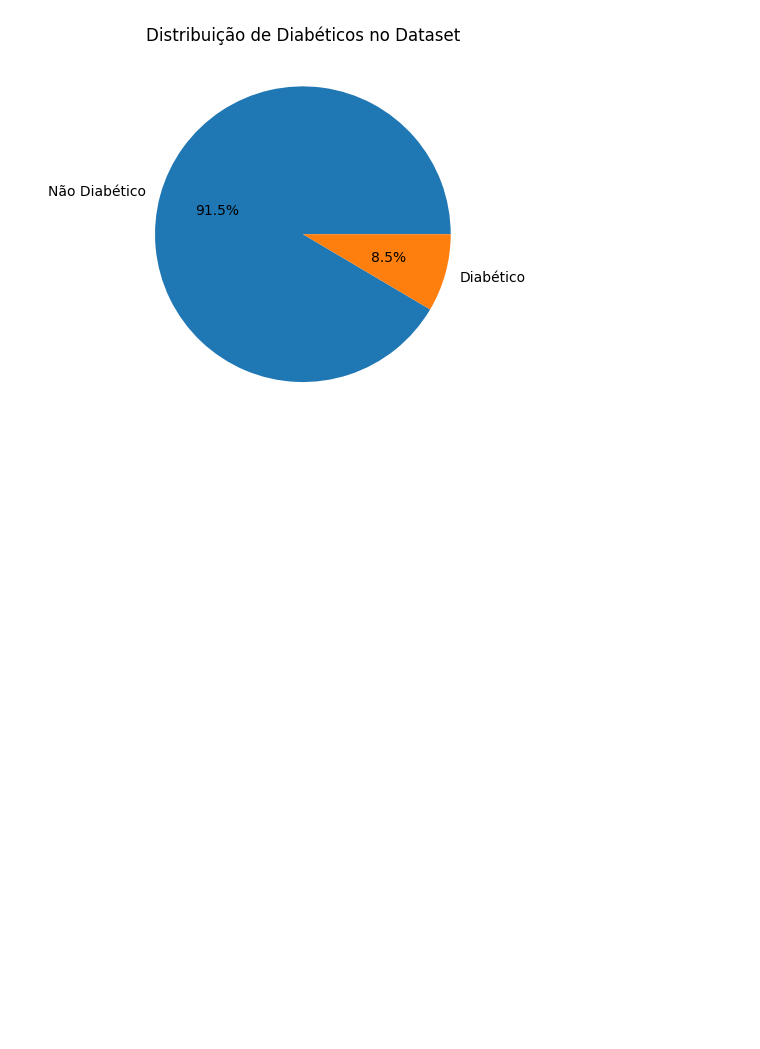
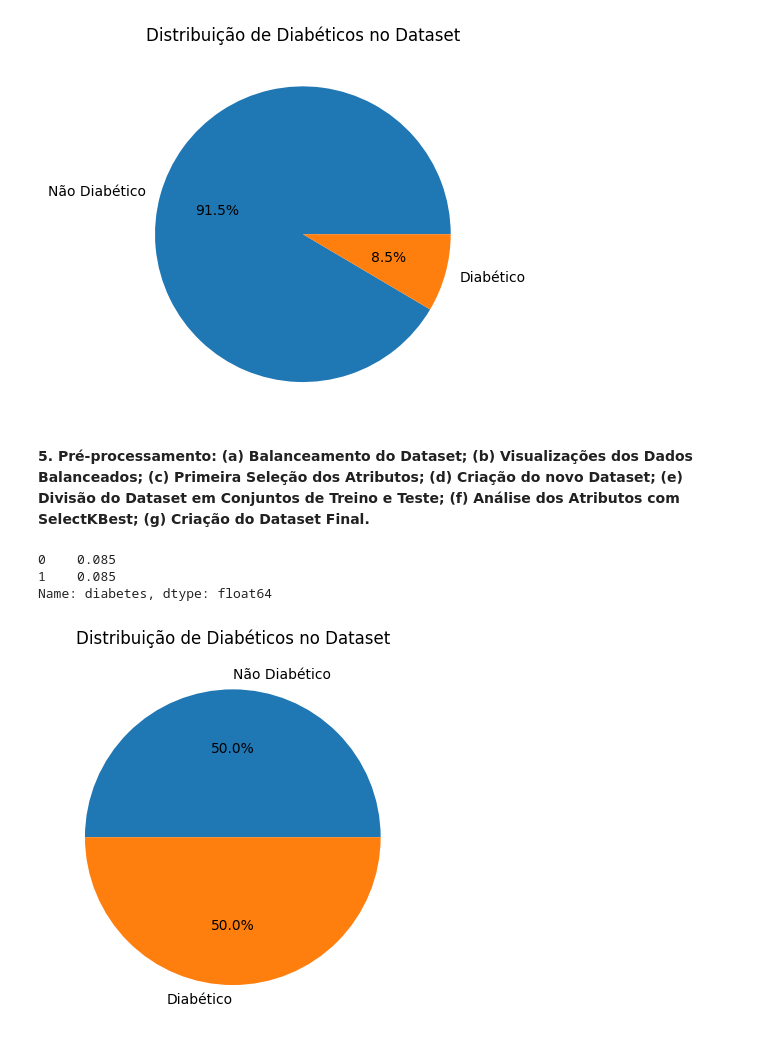
Before and after one commit to PedroHudson/PUC_MVP2, a Jupyter notebook: MVP_Machine_Learning_&_Analytics.ipynb, the cells around one changed output. Cells and saved outputs as stored; diff of their text form; code cells hidden in the pictures; blank space fills up the shorter version.

```diff
--- a/MVP_Machine_Learning_&_Analytics.ipynb
+++ b/MVP_Machine_Learning_&_Analytics.ipynb
@@ -136,3 +139,26 @@ plt.title("Distribuição de Diabéticos no Dataset")
 plt.show()
 # %% [output]
 [figure]
+# %% [markdown]
+**5. Pré-processamento: (a) Balanceamento do Dataset; (b) Visualizações dos Dados Balanceados; (c) Primeira Seleção dos Atributos; (d) Criação do novo Dataset; (e) Divisão do Dataset em Conjuntos de Treino e Teste; (f) Análise dos Atributos com SelectKBest; (g) Criação do Dataset Final.**
+# %%
+# Balanceamento do dataset
+neg_diab = dataset[dataset['diabetes']==0].sample(8500)
+pos_diab = dataset[dataset['diabetes']==1]
+dataset_balanceado = pd.concat([neg_diab,pos_diab],axis=0)
+# %%
+# Visualização da distribuição dos dados da coluna Diabetes após o balanceamento
+dataset_dist = dataset_balanceado['diabetes'].value_counts()/len(dataset)
+dataset_dist
+# %% [output]
+0    0.085
+1    0.085
+Name: diabetes, dtype: float64
+# %%
+# Plotando gráfico de pizza para a visualização da nova distribuição
+plt.pie(dataset_dist, labels = ['Não Diabético', 'Diabético'],
+       autopct = '%1.1f%%')
+plt.title("Distribuição de Diabéticos no Dataset")
+plt.show()
+# %% [output]
+[figure, added]
```
Also changed, not shown: parts of 7 cells of this notebook.
